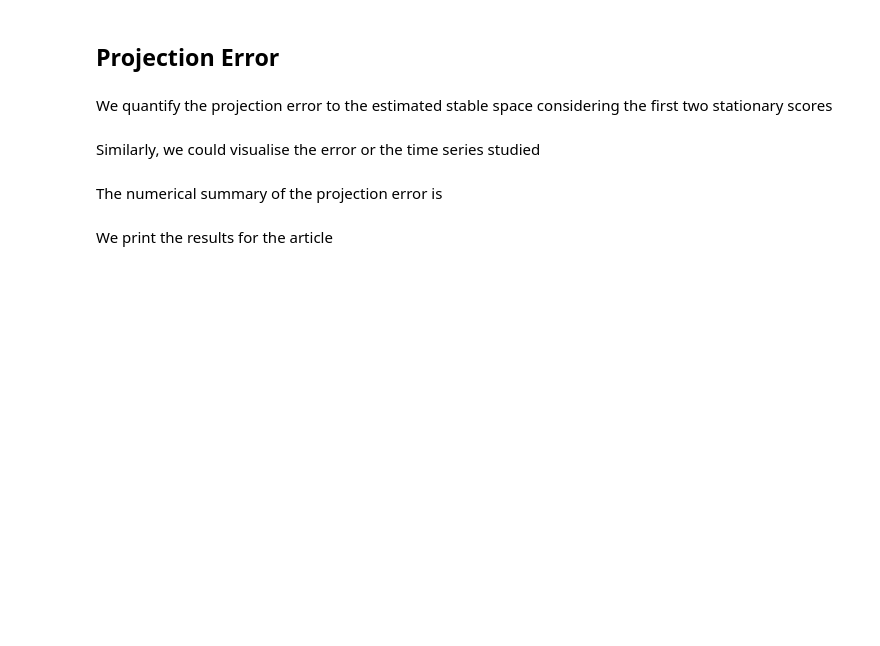
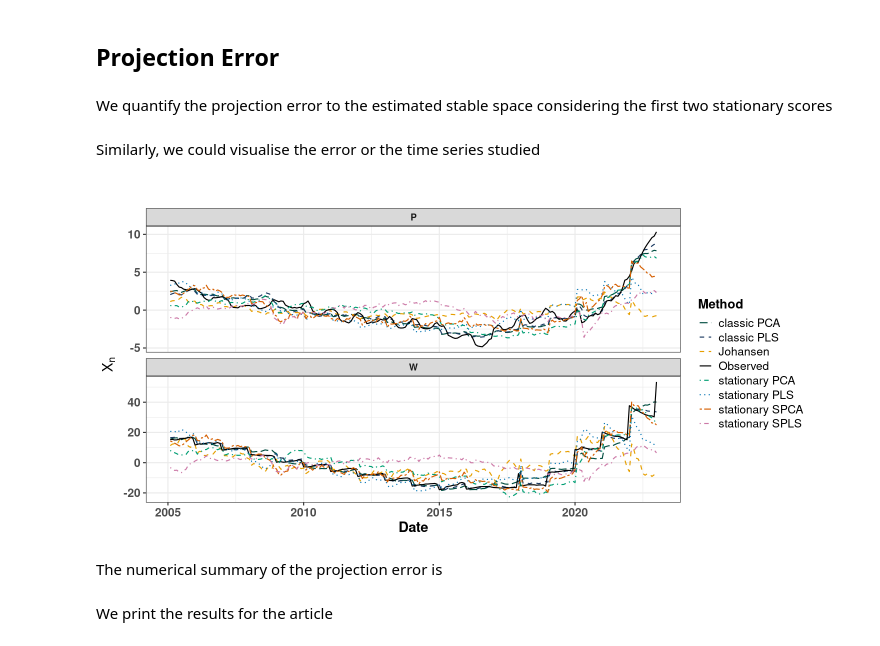
Before and after one commit to robervz22/ts_stable_space, a Jupyter notebook: notebooks/analysis_inflation.ipynb, the cells around one changed output. Cells and saved outputs as stored; diff of their text form; code cells hidden in the pictures; blank space fills up the shorter version.

```diff
--- a/notebooks/analysis_inflation.ipynb
+++ b/notebooks/analysis_inflation.ipynb
@@ -246,7 +266,6 @@ custom_palette <- c(
   "classic PLS"      = "#1B3A61"   # darker blue, good contrast
 )
 
-
 # Linetypes for better distinction
 custom_linetypes <- c(
   "Observed"        = "solid",
@@ -264,6 +283,21 @@ custom_linetypes <- c(
   "classic PLS"     = "dashed"
 )
 
+# Alternate palette and linetype for sparse methods (overrides)
+sparse_palette <- c(
+  "stationary SPCA" = "#D55E00",  # alt orange for SPCA
+  "stationary SPLS" = "#CC79A7"   # alt purple for SPLS
+)
+sparse_linetypes <- c(
+  "stationary SPCA" = "twodash",
+  "stationary SPLS" = "dotdash"
+)
+# Compose final palettes used by the plotting function
+method_palette <- custom_palette
+method_palette[names(sparse_palette)] <- sparse_palette
+method_linetypes <- custom_linetypes
+method_linetypes[names(sparse_linetypes)] <- sparse_linetypes
+
 
 gg_methods_fit <- plot_estimates_comparison(
                       Y_obs = Y_inflation,
@@ -276,16 +310,28 @@ gg_methods_fit <- plot_estimates_comparison(
                                 "Johansen",
                                 "classic PLS", "classic PCA"),  # optional if list has names
                       dates = dates,
-                      method_palette = custom_palette,
-                      method_linetypes = custom_linetypes
+                      method_palette = method_palette,
+                      method_linetypes = method_linetypes
                     )
 ggsave(
-  filename = "../images/Figure_5.pdf",
+  filename = "../images/Figure_6.pdf",
   plot = gg_methods_fit,
   device = "pdf",
   width = 12,   # scale by relative widths (e.g., 1.45 units × 4 inches per unit)
   height = 8,         # set a reasonable height (adjust if needed)
   units = "in", dpi = 300)
+
+ggsave(
+  filename = "../images/Figure_6.png",
+  plot = gg_methods_fit,
+  device = "png",
+  width = 12,   # scale by relative widths (e.g., 1.45 units × 4 inches per unit)
+  height = 8,         # set a reasonable height (adjust if needed)
+  units = "in", dpi = 300)
+# %%
+gg_methods_fit
+# %% [output]
+[figure, added]
 # %% [markdown]
 The numerical summary of the projection error is
 # %%
```
Also changed, not shown: parts of 9 cells of this notebook, 20 other files.
